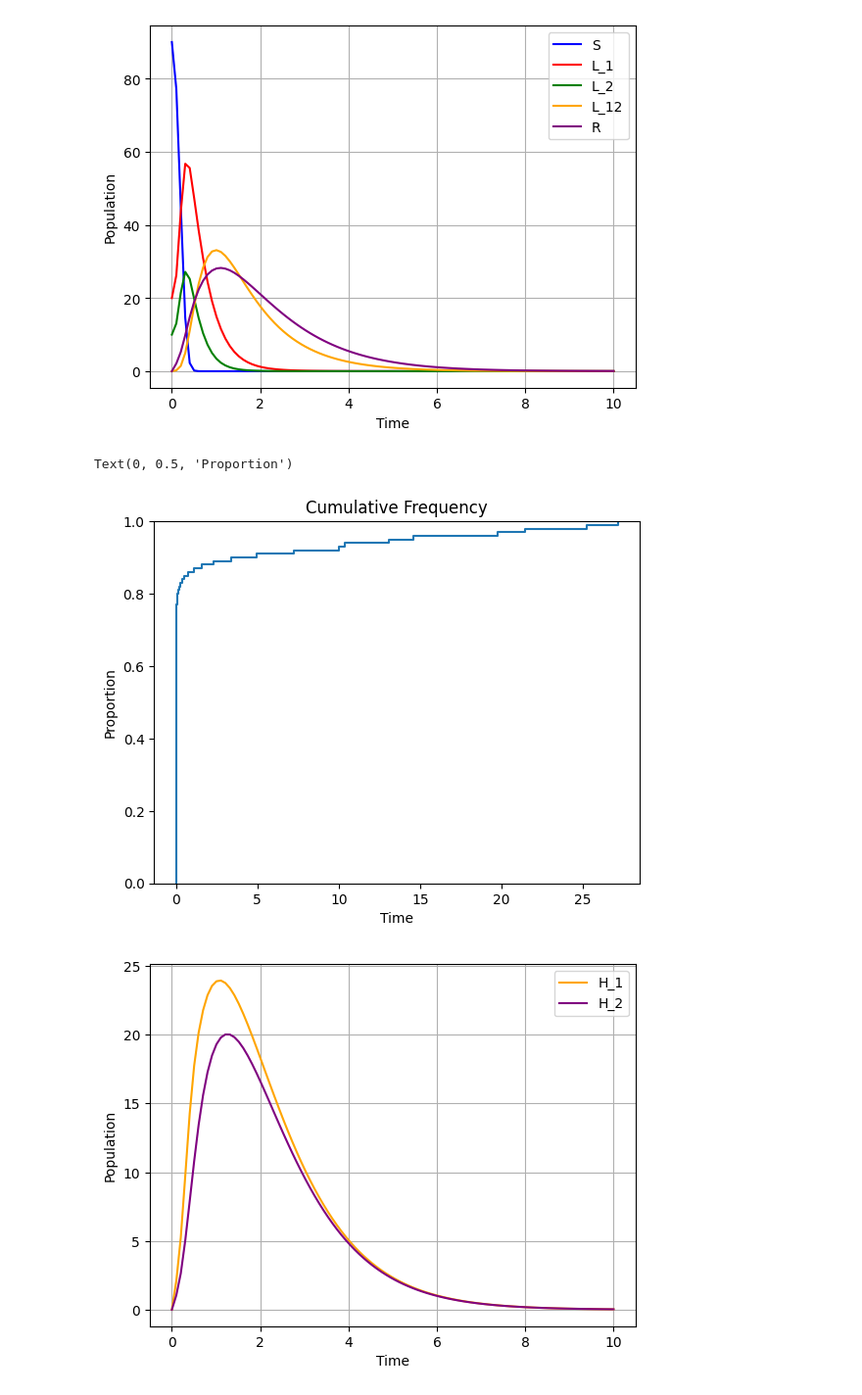
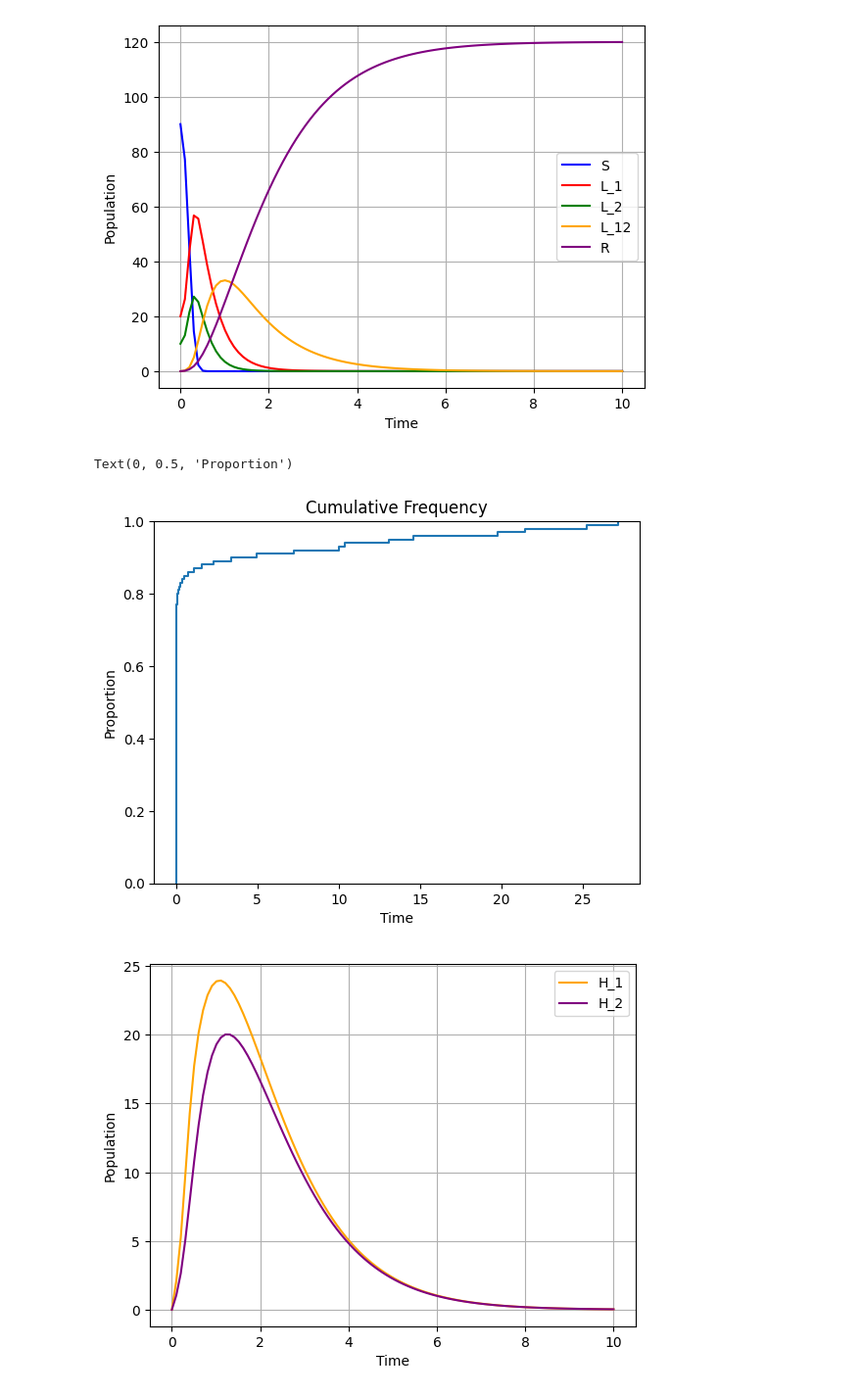
Before and after one commit to mcouture695/gt-quorumsensing-26, a Jupyter notebook: Time-Series-SLHR-multi.ipynb, the cells around one changed output. Shown at 98% size. Saved outputs shown, nothing was run; the diff lists cells and outputs as text; code cells hidden in the pictures.

```diff
--- a/Time-Series-SLHR-multi.ipynb
+++ b/Time-Series-SLHR-multi.ipynb
@@ -42,35 +42,35 @@ def model(t, state):
     return [dSdt, dL_1dt, dL_2dt, dL_12dt, dH_1dt, dH_2dt, dRdt]
 
 t_span = (0, 100)
 initial = (90, 20, 10, 0, 0, 0, 0)
 
 t_evaluate = np.linspace(0, 10, 100)
 
 sol = solve_ivp(fun = model, t_span = t_span, y0 = initial, method = 'RK45', t_eval = t_evaluate)
 
 
 plt.plot(sol.t, sol.y[0], label='S', color='blue')
 plt.plot(sol.t, sol.y[1], label='L_1', color='red')
 plt.plot(sol.t, sol.y[2], label='L_2', color='green')
 plt.plot(sol.t, sol.y[3], label='L_12', color='orange')
-plt.plot(sol.t, sol.y[4], label='R', color='purple')
+plt.plot(sol.t, sol.y[6], label='R', color='purple')
 plt.xlabel('Time')
 plt.ylabel('Population')
 plt.legend()
 plt.grid(True)
 plt.show()
 
 data = sol.y[2]
 fig, ax = plt.subplots()
 
 # Plot the exact cumulative curve
 ax.ecdf(data, label="Cumulative Incidence")
 
 ax.set_title("Cumulative Frequency")
 ax.set_xlabel("Time")
 ax.set_ylabel("Proportion")
 # %% [output]
-[figure, old version]
+[figure, new version]
 Text(0, 0.5, 'Proportion')
 [figure]
 # %%
```
